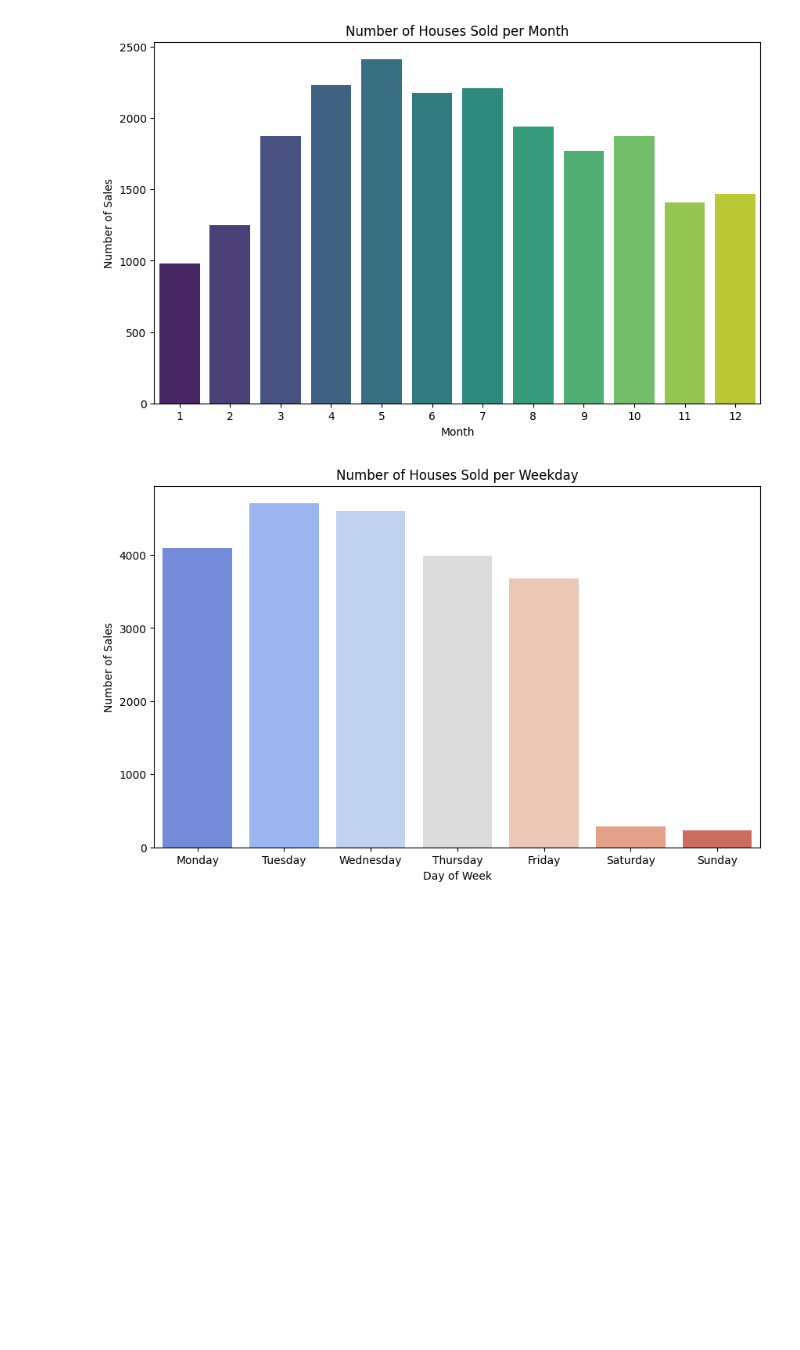
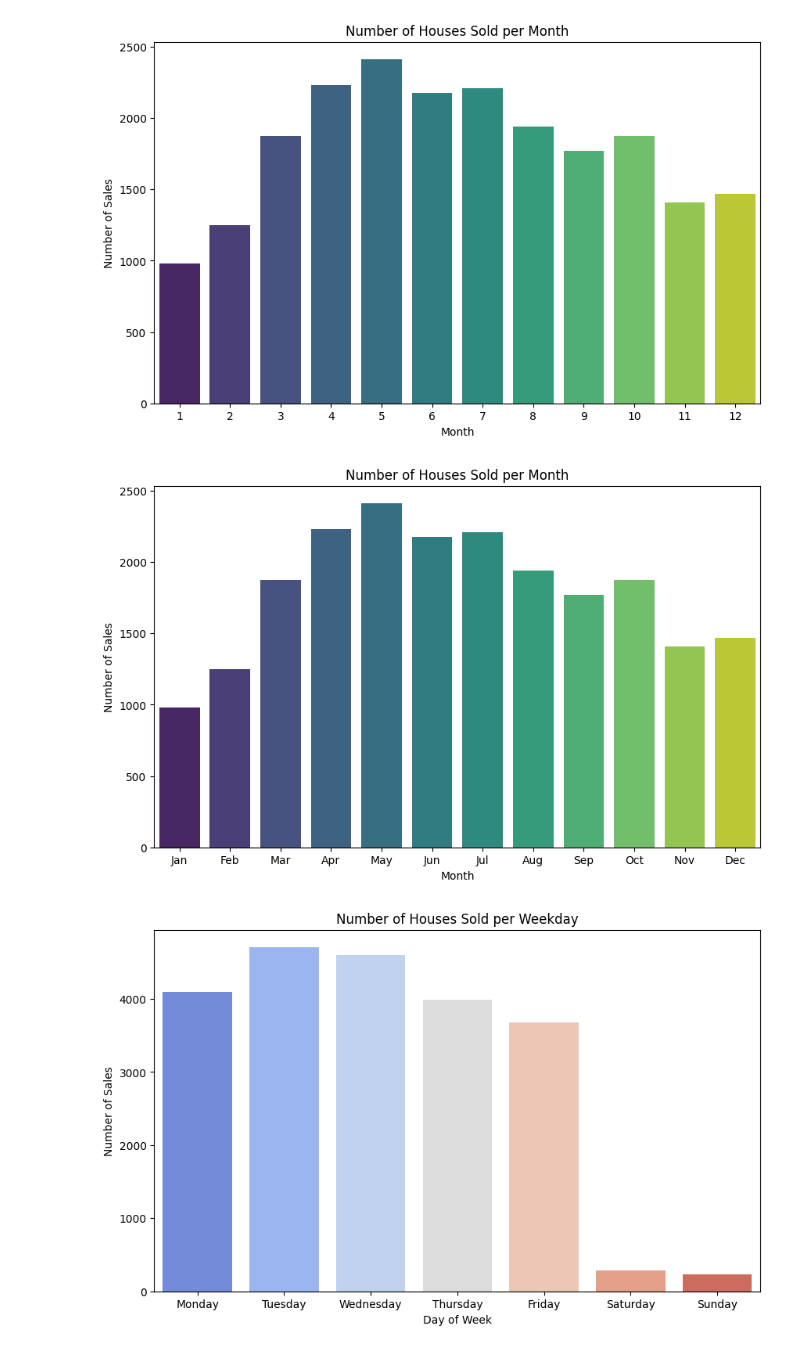
Before and after one commit to hallothere/ds-eda-project, a Jupyter notebook: eda_project_king_county_house.ipynb, the cells around one changed output. Saved outputs shown, nothing was run; the diff lists cells and outputs as text; code cells hidden in the pictures; blank space fills up the shorter version.

```diff
--- a/eda_project_king_county_house.ipynb
+++ b/eda_project_king_county_house.ipynb
@@ -373,6 +373,24 @@ plt.ylabel("Number of Sales")
 plt.show()
 # %% [output]
 [figure]
+# %%
+# Extract month abbreviation and weekday
+combined_dropped['month'] = combined_dropped['date_sold'].dt.strftime('%b')
+combined_dropped['weekday'] = combined_dropped['date_sold'].dt.day_name()
+
+plt.figure(figsize=(10,6))
+
+# Order months properly (otherwise alphabetical)
+month_order = ['Jan','Feb','Mar','Apr','May','Jun','Jul','Aug','Sep','Oct','Nov','Dec']
+
+sns.countplot(data=combined_dropped, x='month', palette='viridis', order=month_order)
+
+plt.title("Number of Houses Sold per Month")
+plt.xlabel("Month")
+plt.ylabel("Number of Sales")
+plt.show()
+# %% [output]
+[figure, added]
 # %%
 plt.figure(figsize=(10,6))
 sns.countplot(data=combined_dropped,
```
Also changed, not shown: parts of 62 cells of this notebook, 1 other file.
